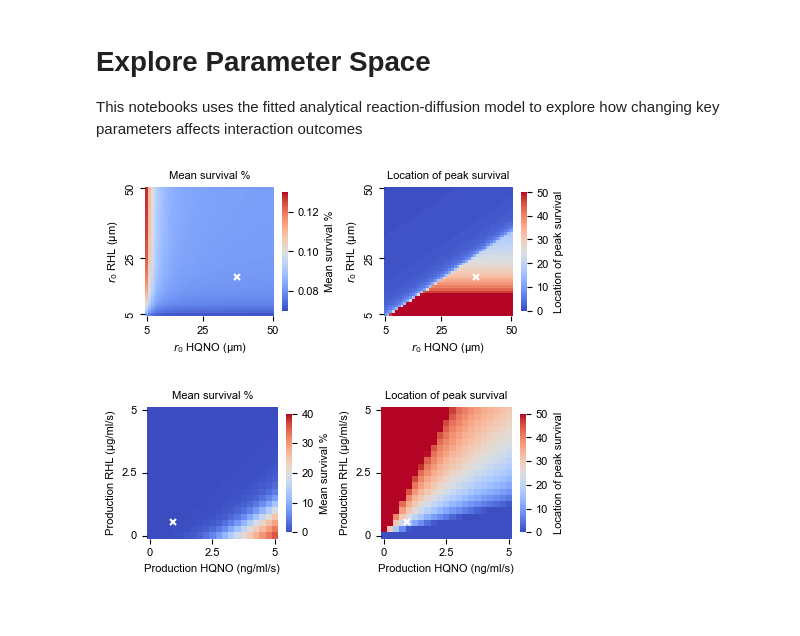
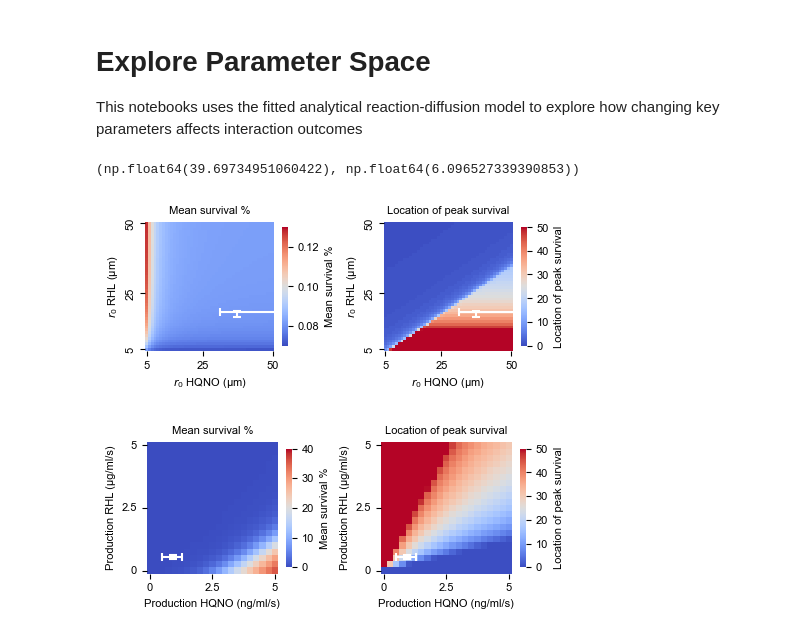
Before and after one commit to simonvanvliet/SpatialToleranceModel, a Jupyter notebook: 4_1D_model/4_explore_parameter_space.ipynb, the cells around one changed output. Drawn from its saved outputs; the diff is of its cells as text; code cells hidden in the pictures.

Commit message:
added error bars

```diff
--- a/4_1D_model/4_explore_parameter_space.ipynb
+++ b/4_1D_model/4_explore_parameter_space.ipynb
@@ -172,6 +172,10 @@ def predict_survival(conc_h, conc_r, model_params):
 
 # Solve symbolic reaction-diffusion system
 analytical_solution = solve_symbolic_reaction_diffusion()
+# %%
+r0_h_error
+# %% [output]
+(np.float64(39.69734951060422), np.float64(6.096527339390853))
 # %%
 # fixed parameters
 L = 50.0         # µm, chamber length
@@ -193,17 +197,27 @@ model_params = logit_model['hqno_max_60']['parameters']
 # Load model parameters
 parameter_CSV = Path.cwd().parent / '4_1D_model' / 'data' / '3_full_model_parameters.csv'
 df = pd.read_csv(parameter_CSV)
-cols = ['uptake rate', 'production rate', 'Deff']
+cols = ['uptake rate', 'production rate', 'Deff', 'r0']
 
 # Extract median and qunatile parameter values for both molecules
 df_h = df[df['molecule'] == 'HQNO'][cols].quantile([0.25, 0.5, 0.75])
 df_r = df[df['molecule'] == 'RHL'][cols].quantile([0.25, 0.5, 0.75])
 
-r0_h_median = np.sqrt(df_h['Deff'][0.5]/df_h['uptake rate'][0.5])
-r0_r_median = np.sqrt(df_r['Deff'][0.5]/df_r['uptake rate'][0.5])
+r0_h_median = df_h['r0'][0.5]
+r0_r_median = df_r['r0'][0.5]
 
 prod_rate_h_median = df_h['production rate'][0.5]
 prod_rate_r_median = df_r['production rate'][0.5]
+
+prod_rate_h_error = (prod_rate_h_median - df_h['production rate'][0.25],
+                     df_h['production rate'][0.75] - prod_rate_h_median)
+prod_rate_r_error = (prod_rate_r_median - df_r['production rate'][0.25],
+                     df_r['production rate'][0.75] - prod_rate_r_median)
+
+r0_h_error = (r0_h_median - df_h['r0'][0.25],
+               df_h['r0'][0.75] - r0_h_median)
+r0_r_error = (r0_r_median - df_r['r0'][0.25],
+               df_r['r0'][0.75] - r0_r_median)
 
 # --- Scan effects of r0_h and r0_r on survival outcomes ---
 r0_scan_range = np.arange(5, 51, 1)  # interaction distances to scan over
@@ -259,7 +273,11 @@ sns.heatmap(
     vmax=0.13
 )
 axs[0].set_title('Mean survival %')
-axs[0].plot(r0_h_median, r0_r_median, 'wx', markersize=4, markeredgewidth=1.5)
+#axs[0].plot(r0_h_median, r0_r_median, 'wx', markersize=4, markeredgewidth=1.5)
+axs[0].errorbar(r0_h_median, r0_r_median,
+                xerr=np.array(r0_h_error).reshape(2,1),
+                yerr=np.array(r0_r_error).reshape(2,1),
+                ecolor='white', elinewidth=1.5, capsize=3, capthick=1.5, fmt='none')
 
 sns.heatmap(
     df_outcomes.pivot(index='$r_0$ RHL', columns='$r_0$ HQNO', values='location peak survival'),
@@ -270,7 +288,11 @@ sns.heatmap(
     vmax=50
 )
 axs[1].set_title('Location of peak survival')
-axs[1].plot(r0_h_median, r0_r_median, 'wx', markersize=4, markeredgewidth=1.5)
+#axs[1].plot(r0_h_median, r0_r_median, 'wx', markersize=4, markeredgewidth=1.5)
+axs[1].errorbar(r0_h_median, r0_r_median,
+                xerr=np.array(r0_h_error).reshape(2,1),
+                yerr=np.array(r0_r_error).reshape(2,1),
+                ecolor='white', elinewidth=1.5, capsize=3, capthick=1.5, fmt='none')
 
 # Set x and y ticks only at 5, 25, and 50 µm
 tick_vals = [5, 25, 50]
@@ -344,38 +366,45 @@ sns.heatmap(
     vmax=40
 )
 axs[0].set_title('Mean survival %')
-axs[0].plot(prod_rate_h_median, prod_rate_r_median, 'wx', markersize=4, markeredgewidth=1.5)
+#axs[0].plot(prod_rate_h_median, prod_rate_r_median, 'wx', markersize=4, markeredgewidth=1.5)
+axs[0].errorbar(prod_rate_h_median, prod_rate_r_median,
+                xerr=np.array(prod_rate_h_error).reshape(2,1),
+                yerr=np.array(prod_rate_r_error).reshape(2,1),
+                ecolor='white', elinewidth=1.5, capsize=3, capthick=1.5, fmt='none')
 
 sns.heatmap(
     df_outcomes.pivot(index='Production RHL', columns='Production HQNO', values='location peak survival'),
     ax=axs[1],
     cmap='coolwarm',
     cbar_kws={'label': 'Location of peak survival', 'shrink': 0.4},
     vmin=0,
     vmax=50
 )
 axs[1].set_title('Location of peak survival')
-axs[1].plot(prod_rate_h_median, prod_rate_r_median, 'wx', markersize=4, markeredgewidth=1.5)
+axs[1].errorbar(prod_rate_h_median, prod_rate_r_median,
+                xerr=np.array(prod_rate_h_error).reshape(2,1),
+                yerr=np.array(prod_rate_r_error).reshape(2,1),
+                ecolor='white', elinewidth=1.5, capsize=3, capthick=1.5, fmt='none')
 
 # Set x and y ticks
 tick_vals = [0, 2.5, 5]
 cols = sorted(df_outcomes['Production HQNO'].unique().tolist())
 rows = sorted(df_outcomes['Production RHL'].unique().tolist())
 xpos = [cols.index(v) + 0.5 for v in tick_vals if v in cols]
 ypos = [rows.index(v) + 0.5 for v in tick_vals if v in rows]
 for ax in axs:
     ax.set_xticks(xpos)
     ax.set_xticklabels([str(v) for v in tick_vals])
     ax.set_yticks(ypos)
     ax.set_yticklabels([str(v) for v in tick_vals])
     ax.invert_yaxis()
     ax.set_ylabel('Production RHL (µg/ml/s)')
     ax.set_xlabel('Production HQNO (ng/ml/s)')
     ax.set_aspect('equal')
     ax.tick_params(axis='x', rotation=0)
 
 plt.tight_layout()
 plt.savefig(Path.cwd() / 'figures' / '4_model_parameter_scan_production_rate.pdf', dpi=300)
 # %% [output]
-[figure, old version]
+[figure, new version]
-[figure, old version]
+[figure, new version]
```
Also changed, not shown: 2 other files.
